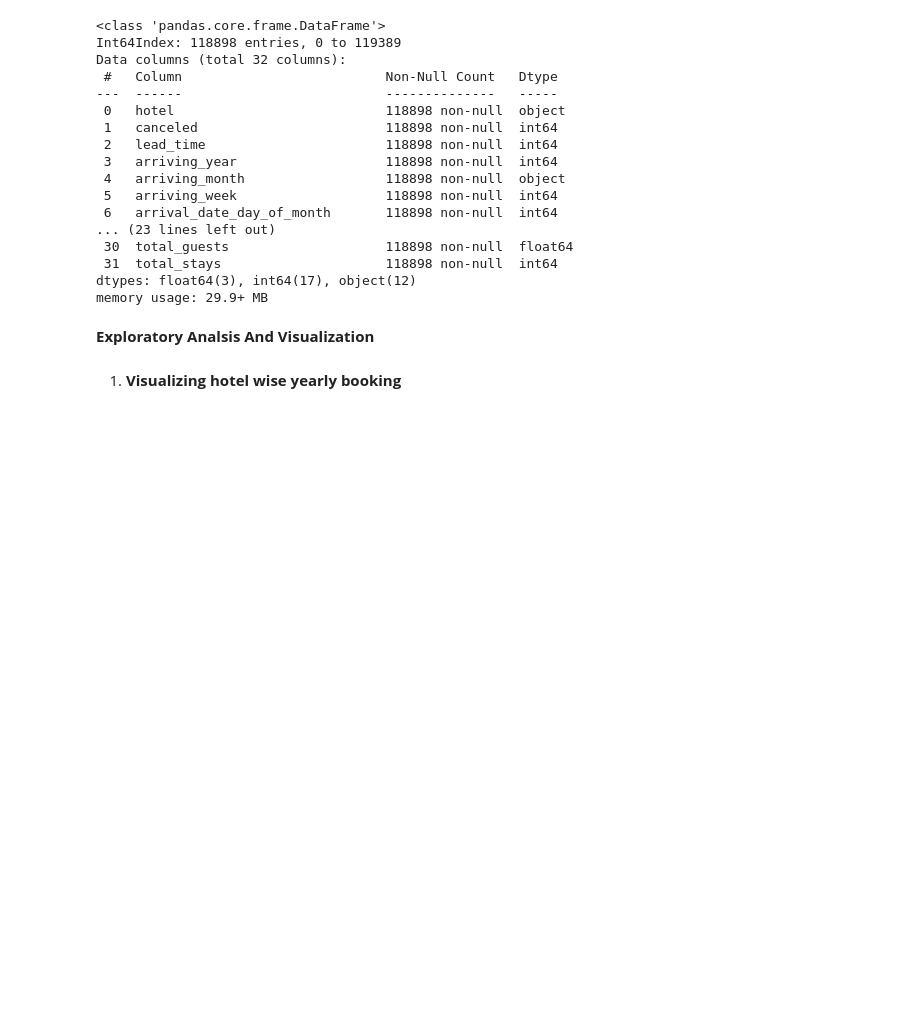
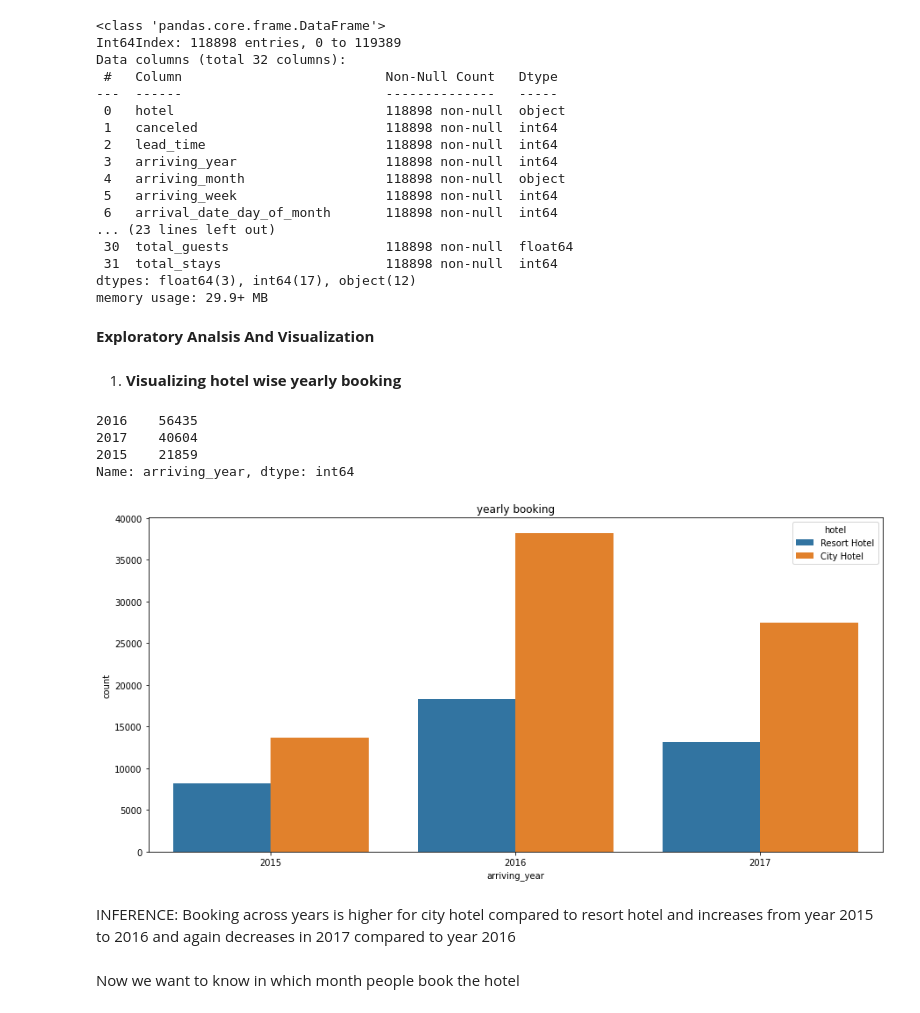
Before and after one commit to Sameer8095/Hotel-booking-data-analysis, a Jupyter notebook: Copy_of_Hotel_Booking_Analysis1_team_data_science_learners_Capstone_Project.ipynb, the cells around one changed output. Drawn from its saved outputs; the diff is of its cells as text; code cells hidden in the pictures; blank space fills up the shorter version.

```diff
--- a/Copy_of_Hotel_Booking_Analysis1_team_data_science_learners_Capstone_Project.ipynb
+++ b/Copy_of_Hotel_Booking_Analysis1_team_data_science_learners_Capstone_Project.ipynb
@@ -171,3 +171,21 @@ memory usage: 29.9+ MB
 
 
 1.   **Visualizing hotel wise yearly booking**
+# %%
+df['arriving_year'].value_counts()
+# %% [output]
+2016    56435
+2017    40604
+2015    21859
+Name: arriving_year, dtype: int64
+# %%
+plt.figure(figsize=(15,7))
+sns.countplot(x = 'arriving_year',  data=df, hue = 'hotel')
+plt.title('yearly booking')
+plt.show()
+# %% [output]
+[figure, added]
+# %% [markdown]
+INFERENCE: Booking across years is higher for city hotel compared to resort hotel and increases from year 2015 to 2016 and again decreases in 2017 compared to year 2016
+# %% [markdown]
+Now we want to know in which month people book the hotel
```
Also changed, not shown: parts of 7 cells of this notebook.
